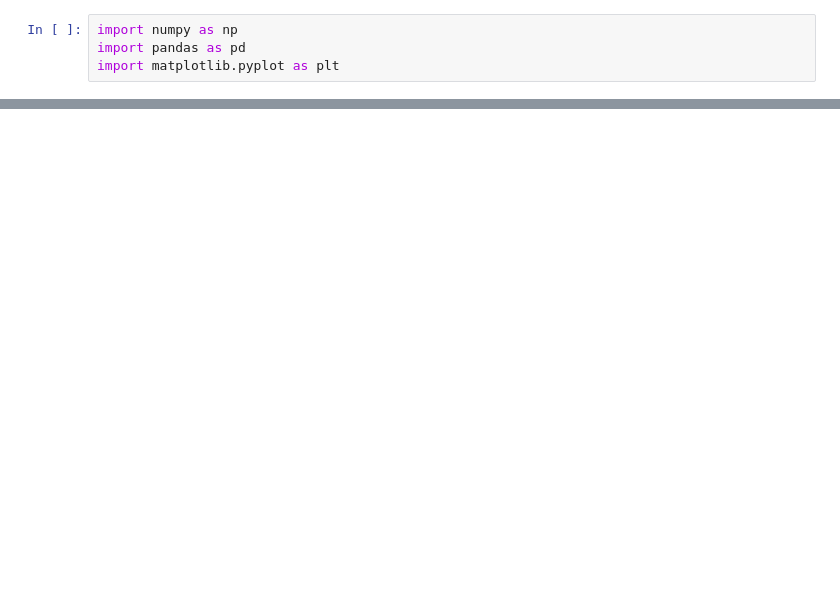
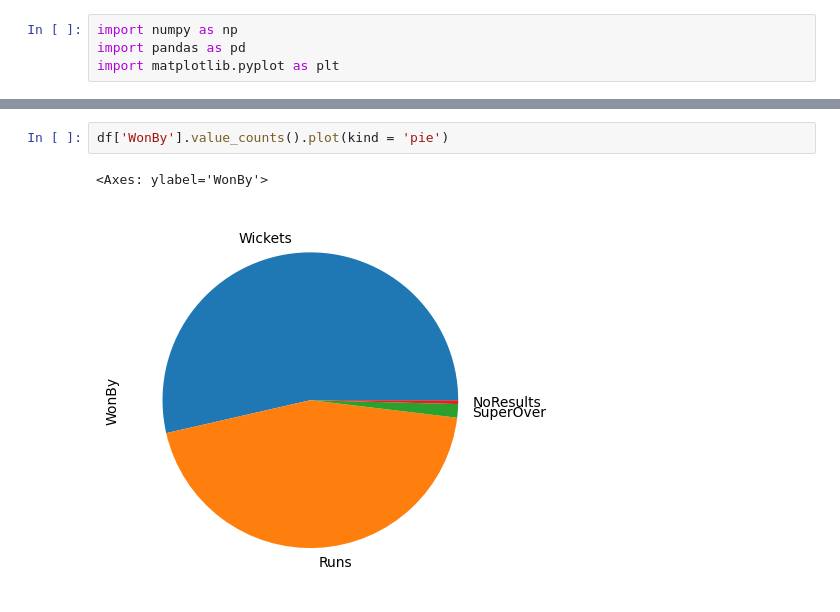
Before and after one commit to sagarkumarmishra/IPL-DATA-ANALYSIS, a Jupyter notebook: IPL_data_analysis.ipynb, the cells around one changed output, grey strips where cells are left out. Drawn from its saved outputs; the diff is of its cells as text; blank space fills up the shorter version.

```diff
--- a/IPL_data_analysis.ipynb
+++ b/IPL_data_analysis.ipynb
@@ -309,0 +290,5 @@ data.sort_values(['city','team1','team2'], ascending =[True, False, True]).head(
+# %%
+df['WonBy'].value_counts().plot(kind = 'pie')
+# %% [output]
+<Axes: ylabel='WonBy'>
+[figure, added]
```
Also changed, not shown: parts of 87 cells of this notebook.
